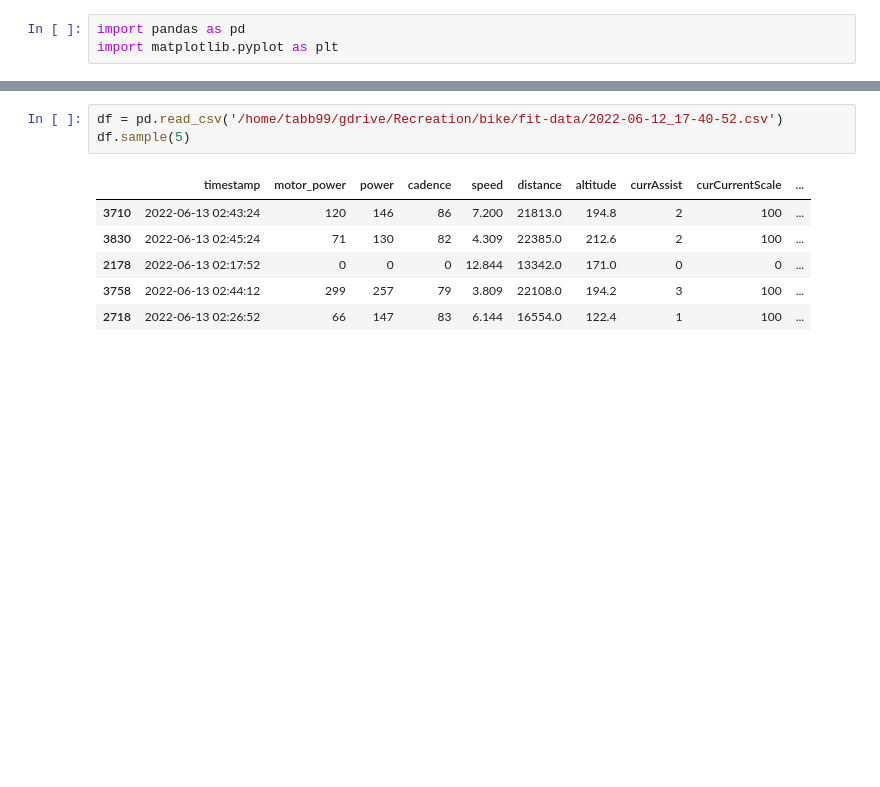
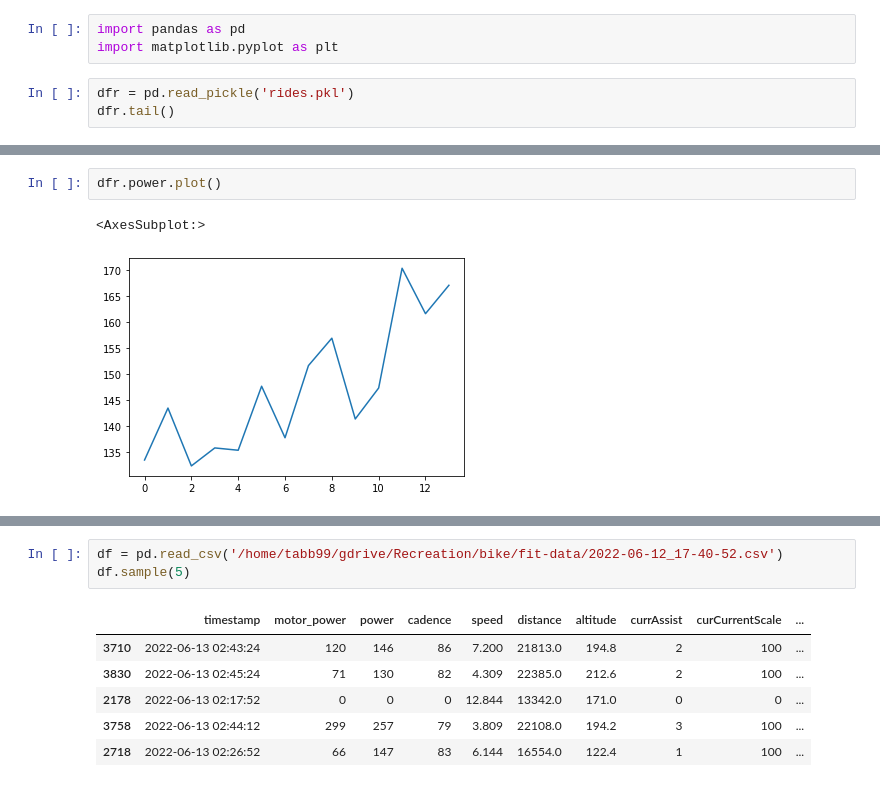
Before and after one commit to alanmitchell/specialized-data, a Jupyter notebook: analyze_fit.ipynb, the cells around one changed output, grey strips where cells are left out. Drawn from its saved outputs; the diff is of its cells as text; blank space fills up the shorter version.

Commit message:
Saved ride results file for later analysis.

```diff
--- a/analyze_fit.ipynb
+++ b/analyze_fit.ipynb
@@ -1,3 +1,6 @@
 # %%
 import pandas as pd
 import matplotlib.pyplot as plt
+# %%
+dfr = pd.read_pickle('rides.pkl')
+dfr.tail()
@@ -3,0 +14,5 @@ import matplotlib.pyplot as plt
+# %%
+dfr.power.plot()
+# %% [output]
+<AxesSubplot:>
+[figure, added]
```
Also changed, not shown: parts of 2 cells of this notebook, 2 other files.
